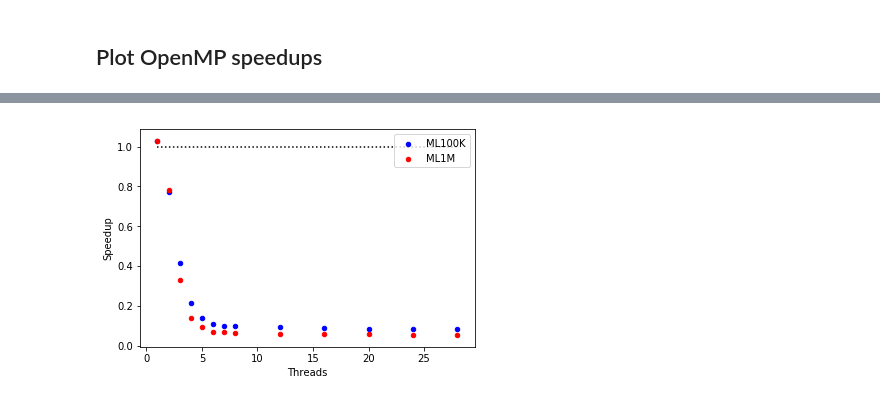
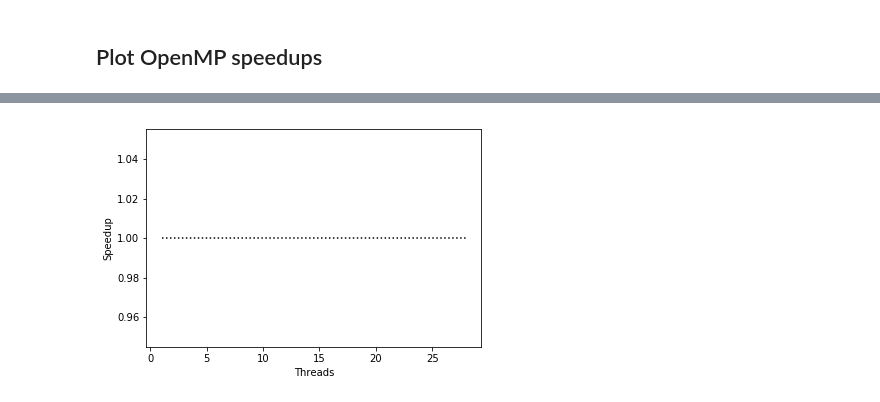
Before and after one commit to lenskit/lk-test-evals, a Jupyter notebook: Scaling.ipynb, the cells around one changed output, grey strips where cells are left out. Cells and saved outputs as stored; diff of their text form; code cells hidden in the pictures.

```diff
--- a/Scaling.ipynb
+++ b/Scaling.ipynb
@@ -71,6 +68,6 @@ omp_time.head()
 # %% [markdown]
 ## Plot OpenMP speedups
 # %%
-omp_means = omp_time[omp_time.threads.notna()].groupby(['dataset', 'threads']).adj_time.agg(['mean', 'min', 'max']).reset_index()
+omp_means = omp_time[omp_time.threads.notna()].groupby(['dataset', 'threads', 'mkl_threads']).time.agg(['mean', 'min', 'max']).reset_index()
 omp_means
 # %% [output]
@@ -94,10 +97,10 @@ omp_means
 # %%
 fig, ax = plt.subplots()
-omp_means[omp_means.dataset == 'ml-100k'].plot.scatter(x='threads', y='mean', color='blue', label='ML100K', ax=ax)
-omp_means[omp_means.dataset == 'ml-1m'].plot.scatter(x='threads', y='mean', color='red', label='ML1M', ax=ax)
+# omp_means[omp_means.dataset == 'ml-100k'].plot.scatter(x='threads', y='mean', color='blue', label='ML100K', ax=ax)
+# omp_means[omp_means.dataset == 'ml-1m'].plot.scatter(x='threads', y='mean', color='red', label='ML1M', ax=ax)
 ax.set_xlabel('Threads')
 ax.set_ylabel('Speedup')
 plt.hlines(1, omp_means.threads.min(), omp_means.threads.max(), linestyles='dotted')
 plt.show()
 # %% [output]
-[figure, old version]
+[figure, new version]
```
Also changed, not shown: parts of 6 cells of this notebook, 4 other files.
